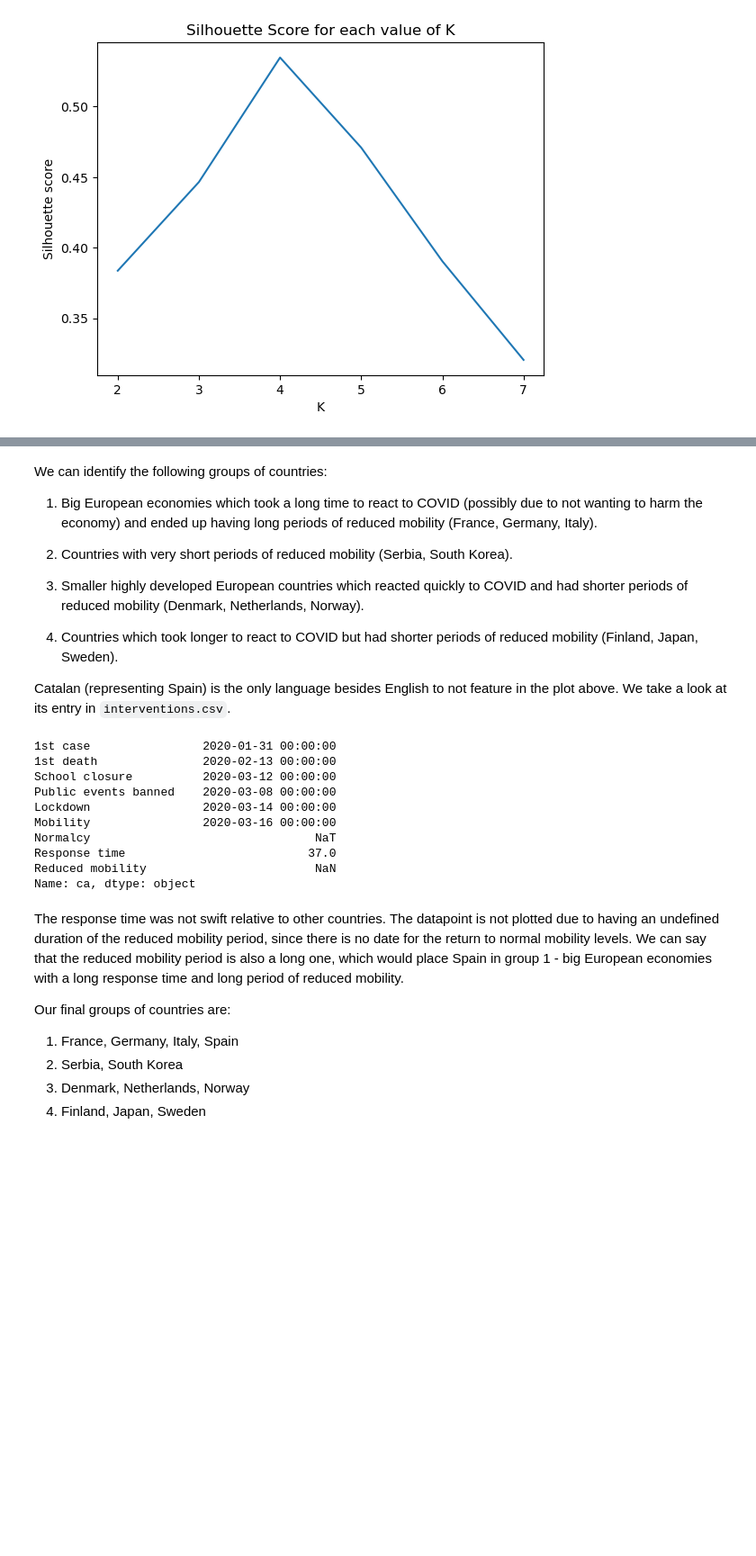
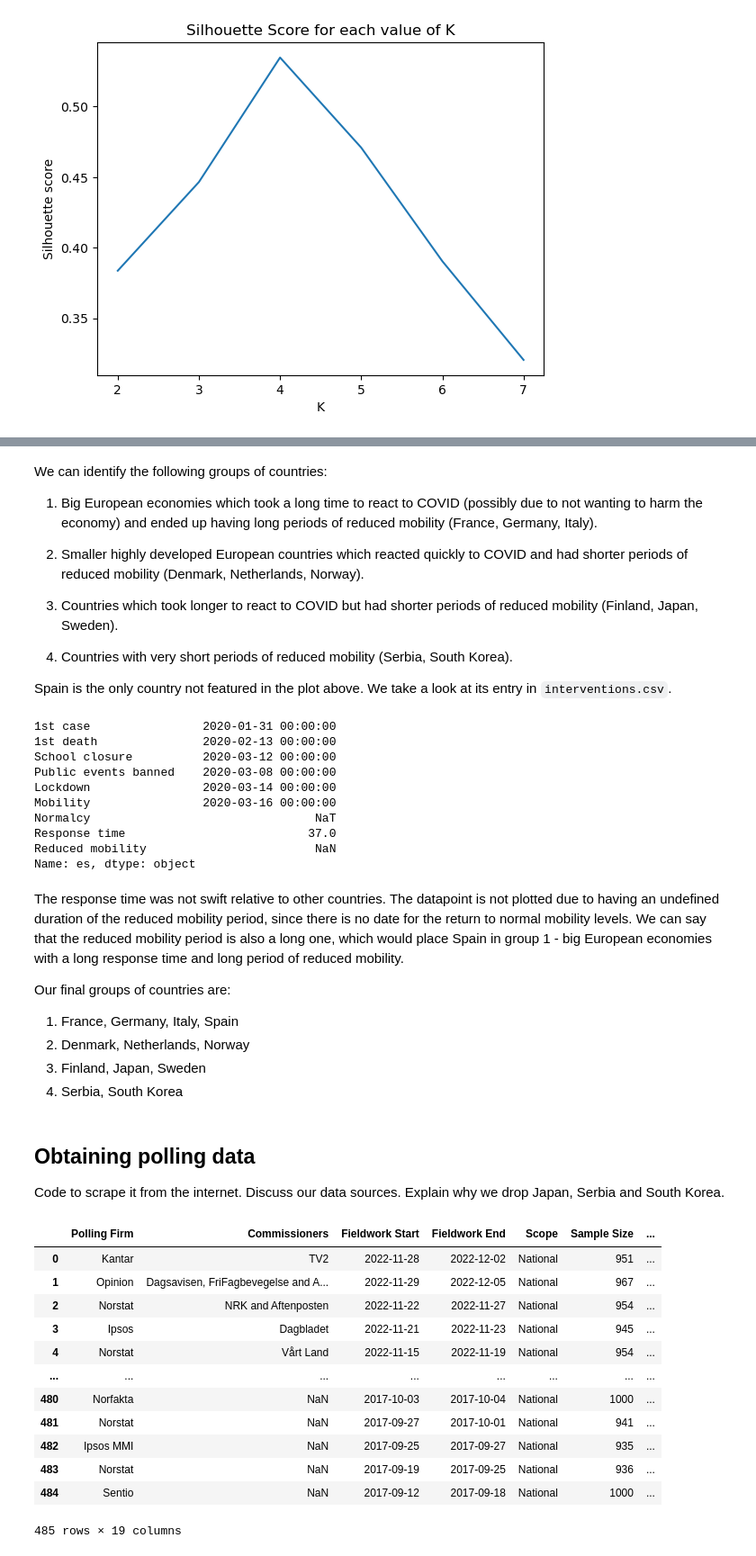
Before and after one commit to epfl-ada/ada-2022-project-zeta, a Jupyter notebook: ADAnalysis.ipynb, the cells around one changed output, grey strips where cells are left out. Shown at 90% size. Cells and saved outputs as stored; diff of their text form; code cells hidden in the pictures; blank space fills up the shorter version.

Commit message:
Add data scraping

```diff
--- a/ADAnalysis.ipynb
+++ b/ADAnalysis.ipynb
@@ -45,16 +48,16 @@ We can identify the following groups of countries:
 
 1. Big European economies which took a long time to react to COVID (possibly due to not wanting to harm the economy) and ended up having long periods of reduced mobility (France, Germany, Italy).
 
-2. Countries with very short periods of reduced mobility (Serbia, South Korea).
+2. Smaller highly developed European countries which reacted quickly to COVID and had shorter periods of reduced mobility (Denmark, Netherlands, Norway).
 
-3. Smaller highly developed European countries which reacted quickly to COVID and had shorter periods of reduced mobility (Denmark, Netherlands, Norway).
+3. Countries which took longer to react to COVID but had shorter periods of reduced mobility (Finland, Japan, Sweden).
 
-4. Countries which took longer to react to COVID but had shorter periods of reduced mobility (Finland, Japan, Sweden).
+4. Countries with very short periods of reduced mobility (Serbia, South Korea).
 
-Catalan (representing Spain) is the only language besides English to not feature in the plot above. We take a look at its entry in `interventions.csv`.
+Spain is the only country not featured in the plot above. We take a look at its entry in `interventions.csv`.
 # %%
 # Interventions entry for Spain
-df_dates.loc["ca"]
+df_dates.loc["es"]
 # %% [output]
 1st case                2020-01-31 00:00:00
 1st death               2020-02-13 00:00:00
@@ -65,13 +68,13 @@ Mobility                2020-03-16 00:00:00
 Normalcy                                NaT
 Response time                          37.0
 Reduced mobility                        NaN
-Name: ca, dtype: object
+Name: es, dtype: object
 # %% [markdown]
 The response time was not swift relative to other countries. The datapoint is not plotted due to having an undefined duration of the reduced mobility period, since there is no date for the return to normal mobility levels. We can say that the reduced mobility period is also a long one, which would place Spain in group 1 - big European economies with a long response time and long period of reduced mobility.
 
 Our final groups of countries are:
 
 1. France, Germany, Italy, Spain
-2. Serbia, South Korea
-3. Denmark, Netherlands, Norway
-4. Finland, Japan, Sweden
+2. Denmark, Netherlands, Norway
+3. Finland, Japan, Sweden
+4. Serbia, South Korea
@@ -77,0 +89,22 @@ Our final groups of countries are:
+# %% [markdown]
+## Obtaining polling data
+
+Code to scrape it from the internet. Discuss our data sources. Explain why we drop Japan, Serbia and South Korea.
+# %%
+df = get_polling_data("no")
+
+df
+# %% [output]
+|  | Polling Firm | Commissioners | Fieldwork Start | Fieldwork End | Scope | Sample Size | ... |
+| 0 | Kantar | TV2 | 2022-11-28 | 2022-12-02 | National | 951 | ... |
+| 1 | Opinion | Dagsavisen, FriFagbevegelse and A... | 2022-11-29 | 2022-12-05 | National | 967 | ... |
+| 2 | Norstat | NRK and Aftenposten | 2022-11-22 | 2022-11-27 | National | 954 | ... |
+| 3 | Ipsos | Dagbladet | 2022-11-21 | 2022-11-23 | National | 945 | ... |
+| 4 | Norstat | Vårt Land | 2022-11-15 | 2022-11-19 | National | 954 | ... |
+| ... | ... | ... | ... | ... | ... | ... | ... |
+| 480 | Norfakta | NaN | 2017-10-03 | 2017-10-04 | National | 1000 | ... |
+| 481 | Norstat | NaN | 2017-09-27 | 2017-10-01 | National | 941 | ... |
+| 482 | Ipsos MMI | NaN | 2017-09-25 | 2017-09-27 | National | 935 | ... |
+| 483 | Norstat | NaN | 2017-09-19 | 2017-09-25 | National | 936 | ... |
+| 484 | Sentio | NaN | 2017-09-12 | 2017-09-18 | National | 1000 | ... |
+485 rows × 19 columns
```
Also changed, not shown: parts of 8 cells of this notebook, 4 other files.
